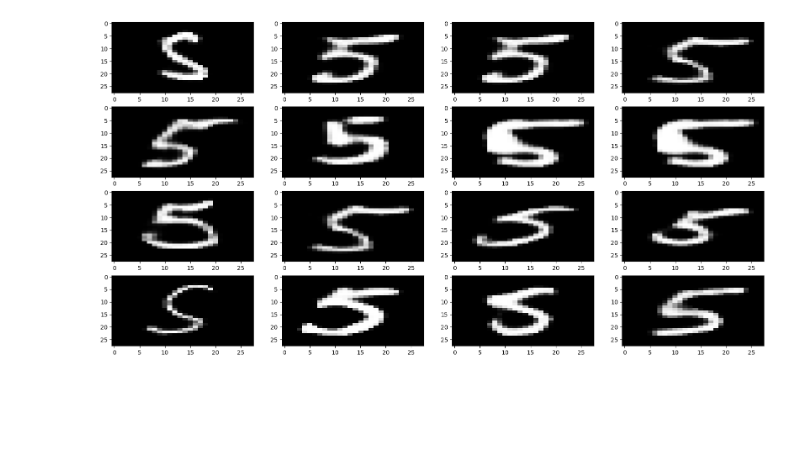
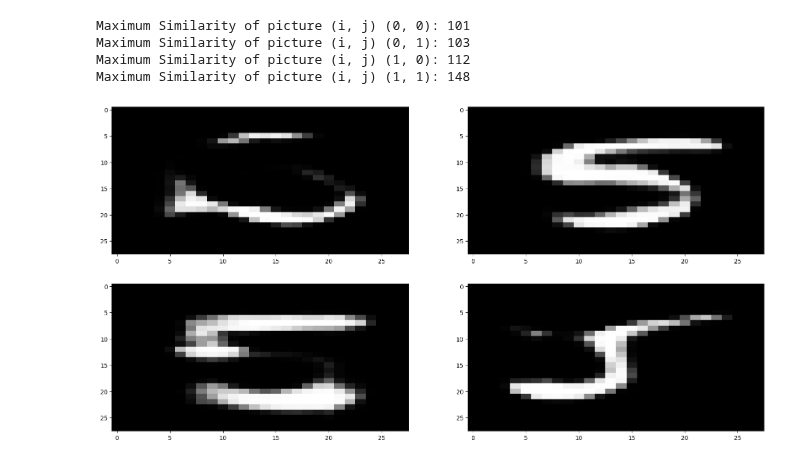
Before and after one commit to nef-gpt/adl4cv, a Jupyter notebook: naive_tokenized_approach.ipynb, the cells around one changed output. Saved outputs shown, nothing was run; the diff lists cells and outputs as text; code cells hidden in the pictures; blank space fills up the shorter version.

Commit message:
training of transformer + meeting notes

```diff
--- a/naive_tokenized_approach.ipynb
+++ b/naive_tokenized_approach.ipynb
@@ -120,6 +187,12 @@ model.to(device=device)
 model.load_state_dict(model_dict["model"])
 model.eval()
 
+vq = VectorQuantize(**model_dict["vq_config"])
+vq.load_state_dict(model_dict["vq_state_dict"])
+vq.eval()
+
+dataset = MnistNeFDataset(os.path.join(data_root, "datasets", "mnist-nerfs"), transform=TokenTransform(vq), **kwargs)
+
 
 sample = dataset[0][0]
 X, Y = get_batch("")
@@ -150,31 +243,50 @@ tensor([[False, False, False, False, False, False, False, False, False, False,
 # %%
 from animation.util import backtransform_weights, reconstruct_image
 from networks.mlp_models import MLP3D
 
-ij_len = 4
+ij_len = 2
 # Plotting the tensors as heatmaps in grayscale
 fig, axes = plt.subplots(ij_len, ij_len, figsize=(20, 10))
 
 SOS = torch.Tensor([[0]]).long().to(device)
 
+kwargs = {
+"type": "pretrained",
+"fixed_label": 5,
+}
+
 for i in range(ij_len):
     for j in range(ij_len):
 
         model.eval()
-        novel_tokens = model.generate(SOS, 593, temperature=1.0, top_k=10)[:, 1:].unsqueeze(-1).to("cpu")
+        novel_tokens = model.generate(SOS, dataset[0][0].shape[0], temperature=1.0, top_k=None)[:, 1:].unsqueeze(-1).to("cpu")
+
+        max_similarity = 0
+
+        for data in dataset:
+            similarity = (data[0].to(device)==novel_tokens.squeeze(-1).squeeze(0).to(device)).int().sum()
+            if similarity > max_similarity:
+                max_similarity = similarity
+
+        print(f"Maximum Similarity of picture (i, j) {(i, j)}: {max_similarity}")
+
         novel_weights= vq.get_codes_from_indices((novel_tokens-1))
 
         dataset_no_transform = MnistNeFDataset(os.path.join(data_root, "datasets", "mnist-nerfs"), **kwargs)
         original_dict = dataset_no_transform[0][0]
 
         reconstructed_dict = backtransform_weights(novel_weights, original_dict["state_dict"])
 
         mlp3d = MLP3D(**original_dict["model_config"])
         mlp3d.load_state_dict(reconstructed_dict)
         reconstructed_tensor = reconstruct_image(mlp3d)
 
         axes[i][j].imshow(reconstructed_tensor, cmap='gray', aspect='auto')
 
 plt.show()
 # %% [output]
+Maximum Similarity of picture (i, j) (0, 0): 101
+Maximum Similarity of picture (i, j) (0, 1): 103
+Maximum Similarity of picture (i, j) (1, 0): 112
+Maximum Similarity of picture (i, j) (1, 1): 148
-[figure, old version]
+[figure, new version]
```
Also changed, not shown: parts of 11 cells of this notebook, 3 other files.
